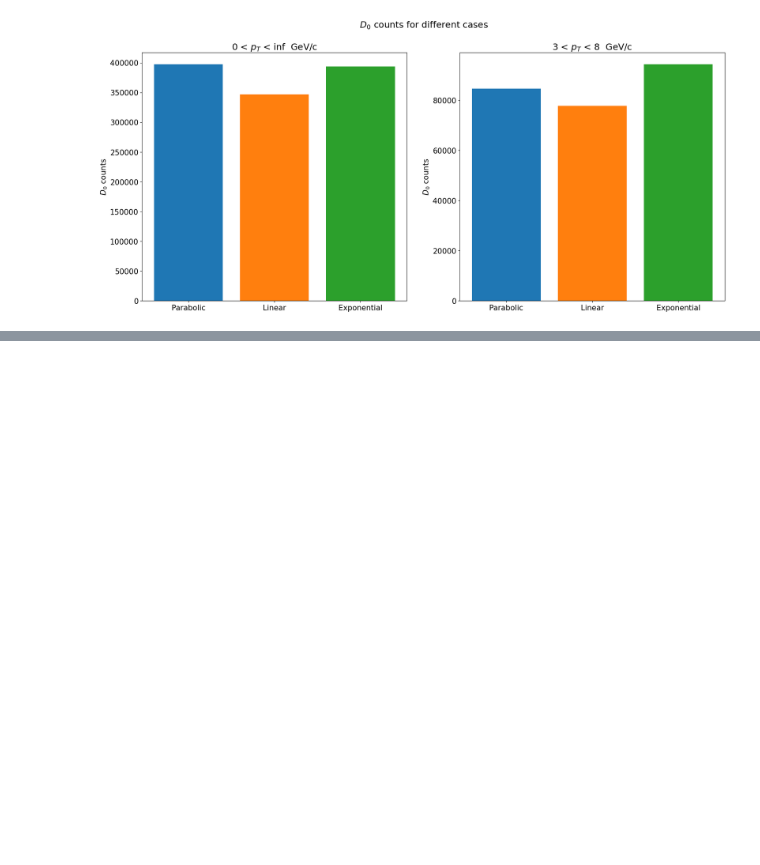
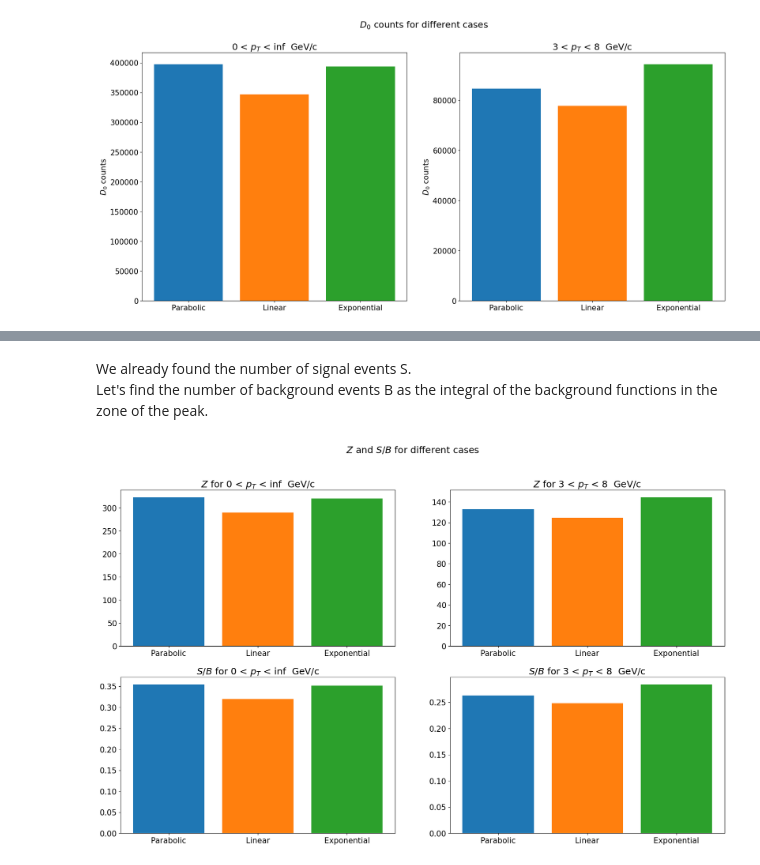
Before and after one commit to LeoPi314/LCPB_Project, a Jupyter notebook: D0-Counting.ipynb, the cells around one changed output, grey strips where cells are left out. Saved outputs shown, nothing was run; the diff lists cells and outputs as text; code cells hidden in the pictures; blank space fills up the shorter version.

```diff
--- a/D0-Counting.ipynb
+++ b/D0-Counting.ipynb
@@ -257,0 +301,22 @@ plt.show()
+# %% [markdown]
+We already found the number of signal events S.
+Let's find the number of background events B as the integral of the background functions in the zone of the peak.
+# %%
+fig, axs = plt.subplots( nrows = 2, ncols = times, figsize = ( 21, 12 ) )
+fig.suptitle(f"$Z$ and $S/B$ for different cases")
+colors = ["#1f77b4", "#ff7f0e", "#2ca02c"]
+
+# BARPLOT
+axs[0][0].bar(["Parabolic", "Linear", "Exponential"], recap["StatSignif"].iloc[:3], color=colors)
+axs[0][1].bar(["Parabolic", "Linear", "Exponential"], recap["StatSignif"].iloc[3:], color=colors)
+axs[1][0].bar(["Parabolic", "Linear", "Exponential"], recap["S/B"].iloc[:3], color=colors)
+axs[1][1].bar(["Parabolic", "Linear", "Exponential"], recap["S/B"].iloc[3:], color=colors)
+
+# ESTETICHS
+axs[0][0].set_title(f"$Z$ for {pt_extremes[0][0]} < $p_T$ < {pt_extremes[0][1]}  GeV/c" )
+axs[0][1].set_title(f"$Z$ for {pt_extremes[1][0]} < $p_T$ < {pt_extremes[1][1]}  GeV/c" )
+axs[1][0].set_title(f"$S/B$ for {pt_extremes[0][0]} < $p_T$ < {pt_extremes[0][1]}  GeV/c" )
+axs[1][1].set_title(f"$S/B$ for {pt_extremes[1][0]} < $p_T$ < {pt_extremes[1][1]}  GeV/c" )
+plt.show()
+# %% [output]
+[figure, added]
```
Also changed, not shown: parts of 2 cells of this notebook.
